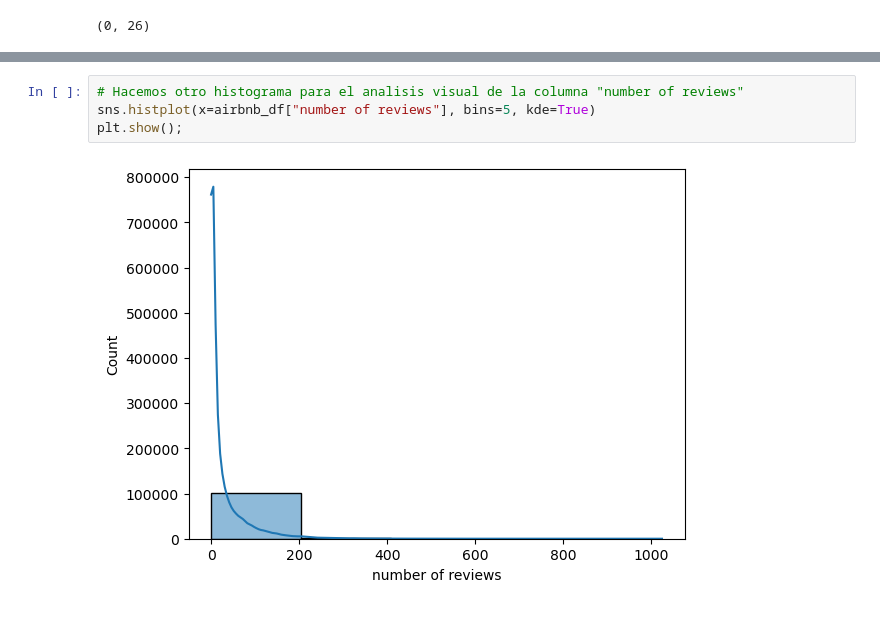
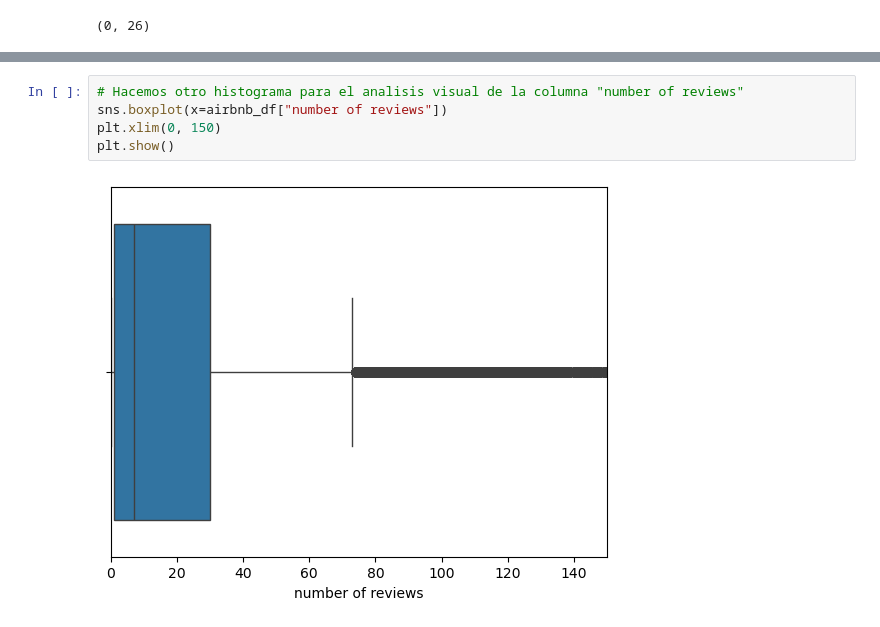
Before and after one commit to OscarFdz24/ProyectoEDA_Airbnb_Evolve, a Jupyter notebook: notebooks/Exploration.ipynb, the cells around one changed output, grey strips where cells are left out. Saved outputs shown, nothing was run; the diff lists cells and outputs as text.

```diff
--- a/notebooks/Exploration.ipynb
+++ b/notebooks/Exploration.ipynb
@@ -300,6 +406,7 @@ plt.show();
 # %%
 # Hacemos otro histograma para el analisis visual de la columna "number of reviews"
-sns.histplot(x=airbnb_df["number of reviews"], bins=5, kde=True)
-plt.show();
+sns.boxplot(x=airbnb_df["number of reviews"])
+plt.xlim(0, 150)
+plt.show()
 # %% [output]
-[figure, old version]
+[figure, new version]
```
Also changed, not shown: parts of 61 cells of this notebook.
